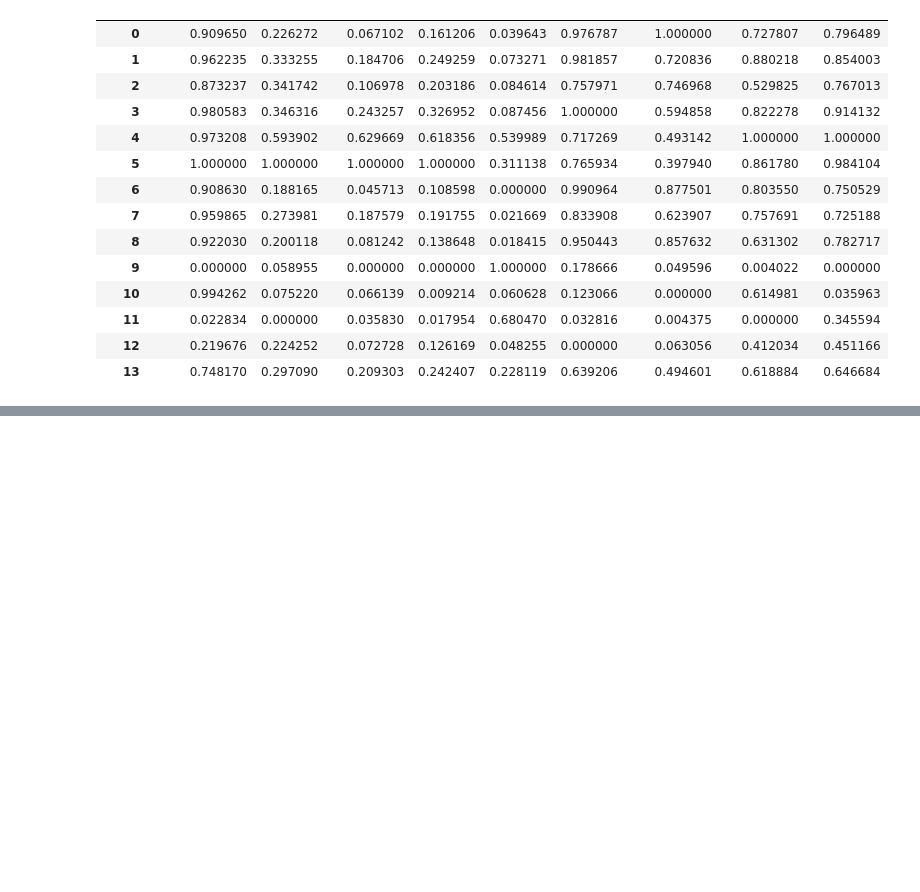
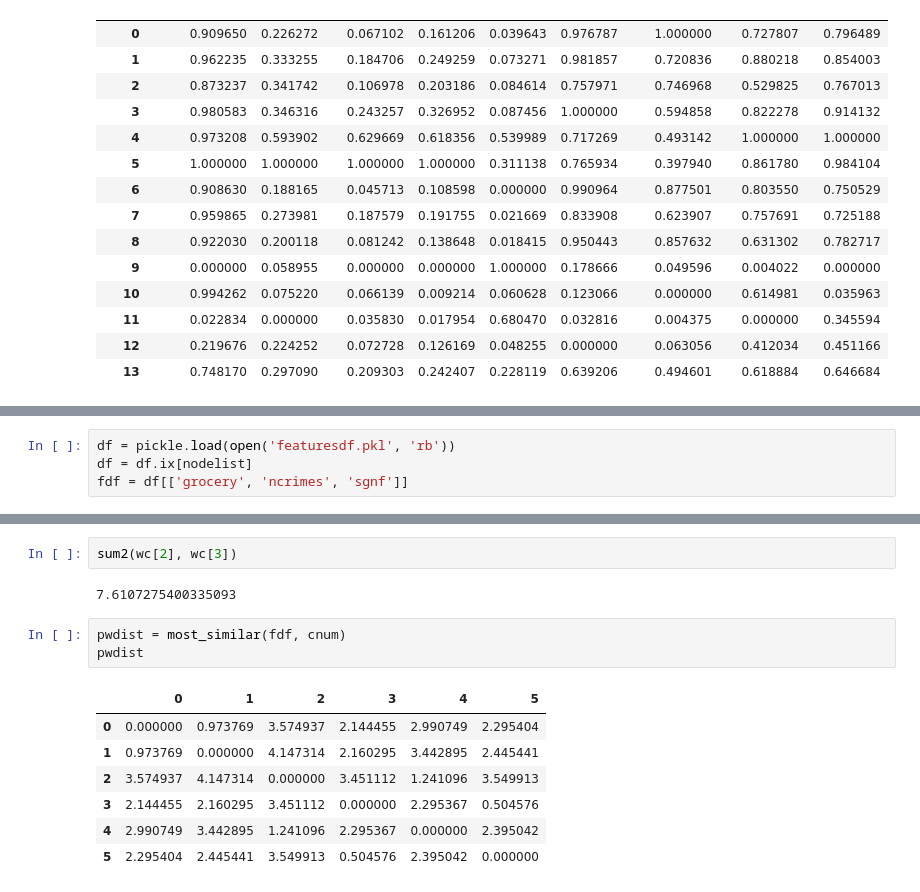
Before and after one commit to crupley/hoodie-development, a Jupyter notebook: explore/evaluate cuts.ipynb, the cells around one changed output, grey strips where cells are left out. Drawn from its saved outputs; the diff is of its cells as text; blank space fills up the shorter version.

```diff
--- a/explore/evaluate cuts.ipynb
+++ b/explore/evaluate cuts.ipynb
@@ -641,0 +659,4 @@ dfbp
+# %%
+df = pickle.load(open('featuresdf.pkl', 'rb'))
+df = df.ix[nodelist]
+fdf = df[['grocery', 'ncrimes', 'sgnf']]
@@ -641,0 +710,15 @@ dfbp
+# %%
+sum2(wc[2], wc[3])
+# %% [output]
+7.6107275400335093
+# %%
+pwdist = most_similar(fdf, cnum)
+pwdist
+# %% [output]
+|  | 0 | 1 | 2 | 3 | 4 | 5 |
+| 0 | 0.000000 | 0.973769 | 3.574937 | 2.144455 | 2.990749 | 2.295404 |
+| 1 | 0.973769 | 0.000000 | 4.147314 | 2.160295 | 3.442895 | 2.445441 |
+| 2 | 3.574937 | 4.147314 | 0.000000 | 3.451112 | 1.241096 | 3.549913 |
+| 3 | 2.144455 | 2.160295 | 3.451112 | 0.000000 | 2.295367 | 0.504576 |
+| 4 | 2.990749 | 3.442895 | 1.241096 | 2.295367 | 0.000000 | 2.395042 |
+| 5 | 2.295404 | 2.445441 | 3.549913 | 0.504576 | 2.395042 | 0.000000 |
```
Also changed, not shown: parts of 19 cells of this notebook, 5 other files.
